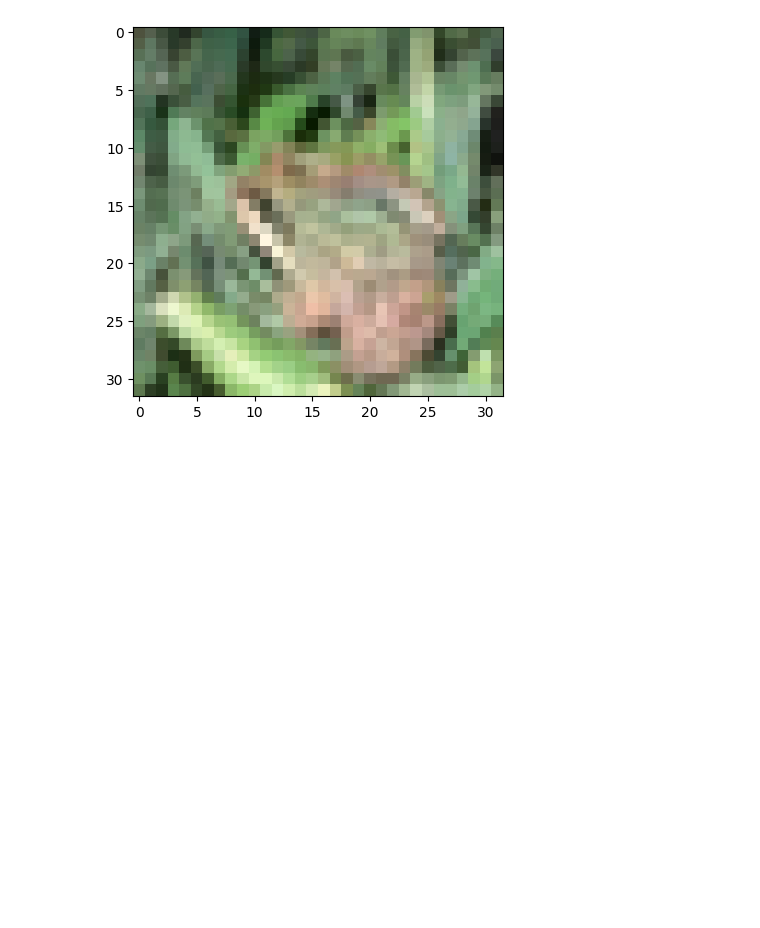
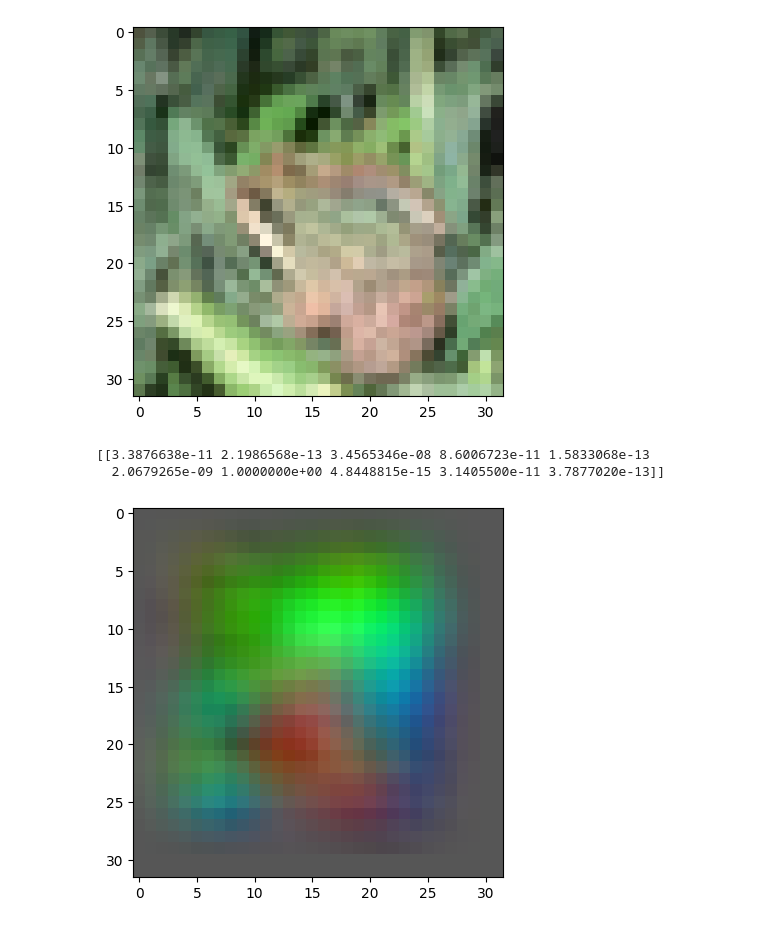
Before and after one commit to AlexPetrusca/project-a-week, a Jupyter notebook: week 9 - deeper into convnets/visualize_classes.ipynb, the cells around one changed output. Saved outputs shown, nothing was run; the diff lists cells and outputs as text; code cells hidden in the pictures; blank space fills up the shorter version.

```diff
--- a/week 9 - deeper into convnets/visualize_classes.ipynb
+++ b/week 9 - deeper into convnets/visualize_classes.ipynb
@@ -127,3 +112,21 @@ print(np.array(softmax(network.forward(x))))
 [[1.2218456e-14 4.4597561e-13 1.0736289e-06 1.5595332e-07 3.0886764e-09
   9.3163983e-11 9.9999881e-01 9.9097000e-13 2.9039455e-13 3.2024938e-11]]
 [figure]
+# %%
+# Generate from noise
+x = mx.random.uniform(0, 0, (1, 32, 32, 3))
+
+y = np.zeros((1, 10))  # one-hot encoded label
+y[0][6] = 1
+
+for i in range(10000):
+    grad = optimizer.step(x, y)
+    x -= 0.01 * grad
+    x = normalize(x)
+
+viz_input(x)
+print(np.array(softmax(network.forward(x))))
+# %% [output]
+[[3.3876638e-11 2.1986568e-13 3.4565346e-08 8.6006723e-11 1.5833068e-13
+  2.0679265e-09 1.0000000e+00 4.8448815e-15 3.1405500e-11 3.7877020e-13]]
+[figure, added]
```
Also changed, not shown: parts of 2 cells of this notebook.
